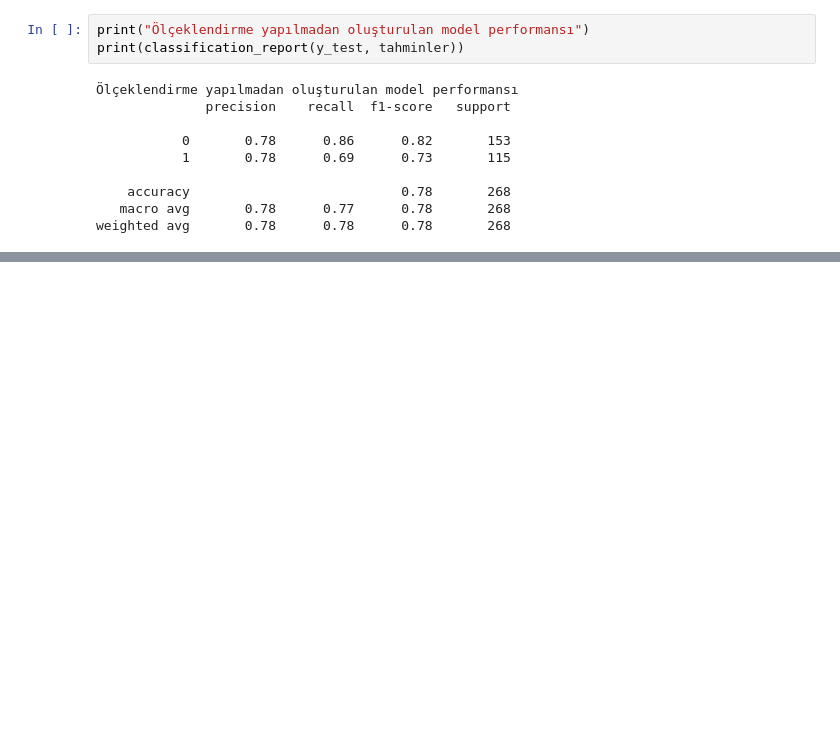
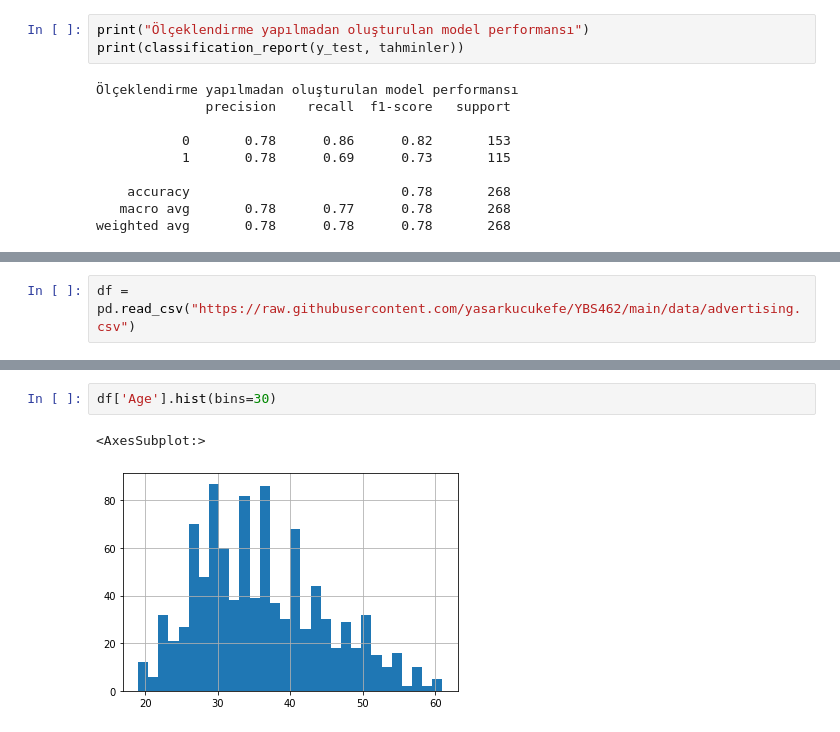
Before and after one commit to yasarkucukefe/YBS462, a Jupyter notebook: hafta-3/ders_3.ipynb, the cells around one changed output, grey strips where cells are left out. Saved outputs shown, nothing was run; the diff lists cells and outputs as text; blank space fills up the shorter version.

```diff
--- a/hafta-3/ders_3.ipynb
+++ b/hafta-3/ders_3.ipynb
@@ -375,0 +378,2 @@ weighted avg       0.78      0.78      0.78       268
+# %%
+df = pd.read_csv("https://raw.githubusercontent.com/yasarkucukefe/YBS462/main/data/advertising.csv")
@@ -375,0 +409,5 @@ weighted avg       0.78      0.78      0.78       268
+# %%
+df['Age'].hist(bins=30)
+# %% [output]
+<AxesSubplot:>
+[figure, added]
```
Also changed, not shown: parts of 18 cells of this notebook.
